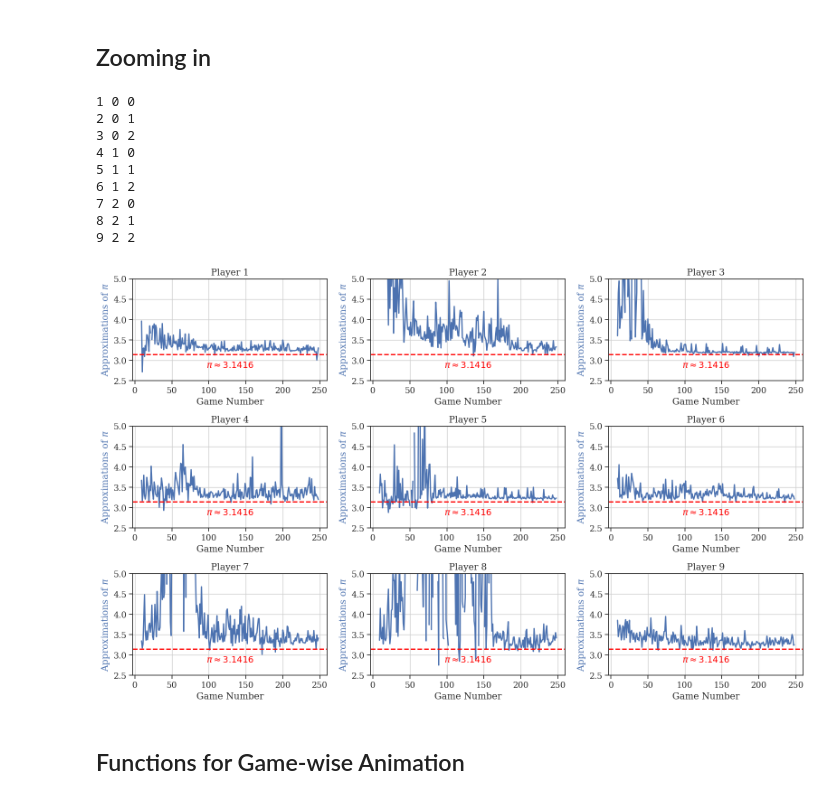
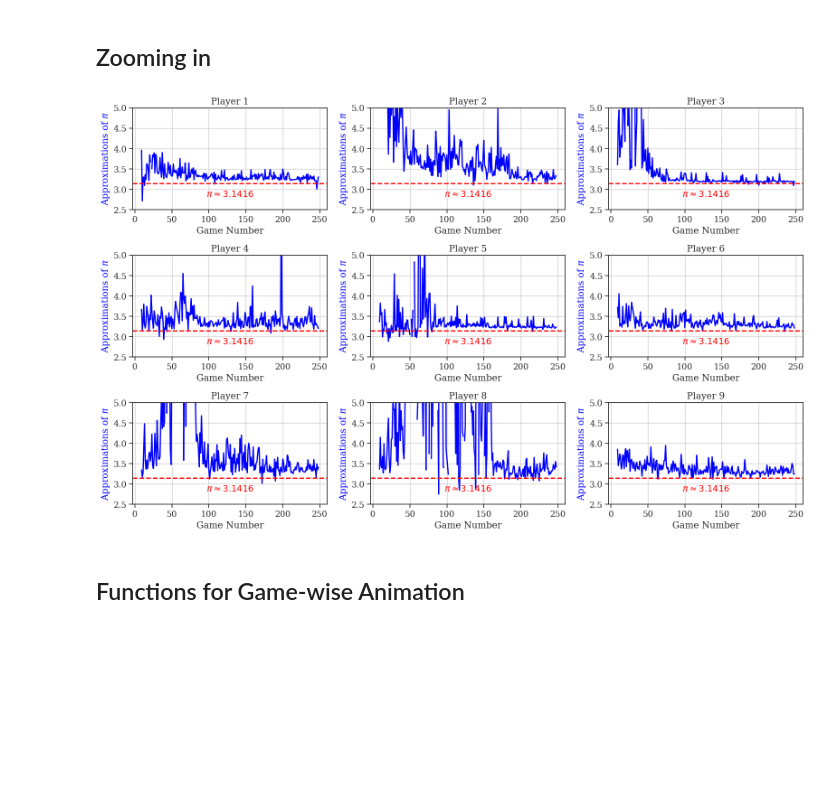
Before and after one commit to Roussel006/Approximating-pi-from-human-gameplay, a Jupyter notebook: Approximate_Pi_from_human_actions.ipynb, the cells around one changed output. Drawn from its saved outputs; the diff is of its cells as text; code cells hidden in the pictures; blank space fills up the shorter version.

```diff
--- a/Approximate_Pi_from_human_actions.ipynb
+++ b/Approximate_Pi_from_human_actions.ipynb
@@ -248,16 +251,15 @@ for player in range(1,10):
     to_plot = agg_df.loc[(agg_df.pid == player) & (agg_df.game >= 9)]
     # print(to_plot.game)
 
-    ax.plot(to_plot.game, to_plot.pi_per_game, lw = 2)
+    ax.plot(to_plot.game, to_plot.pi_per_game, lw = 2, color = "blue")
     ax.axhline(y = 3.1416, color = 'red', ls = "--", lw = 2)
     ax.grid()
     ax.text(0.5, 0.05, r"$\pi \approx 3.1416$", color = 'red',
          transform = ax.transAxes, fontsize=14, verticalalignment='center', horizontalalignment = 'center',bbox= None)
     ax.set_xlabel("Game Number")
-    ax.set_ylabel(r"Approximations of $\pi$", color = "b")
+    ax.set_ylabel(r"Approximations of $\pi$", color = "blue")
     ax.set_title("Player %i"%player)
     ax.set_ylim([2, 10])
-    print(player, fig_ix, fig_iy)
 
 fig.tight_layout()
 plt.show()
@@ -278,41 +271,31 @@ plt.close()
 # %%
 num_rows = 3
 num_cols = 3
 fig, axs = plt.subplots(num_rows, num_cols, figsize = (16, 10))
 
 
 
 for player in range(1,10):
     fig_ix, fig_iy = int((player-1)/num_rows), (player-1)%num_cols
     ax = axs[fig_ix, fig_iy]
     to_plot = agg_df.loc[(agg_df.pid == player) & (agg_df.game >= 9)]
     # print(to_plot.game)
 
-    ax.plot(to_plot.game, to_plot.pi_per_game, lw = 2)
+    ax.plot(to_plot.game, to_plot.pi_per_game, lw = 2, color = "blue")
     ax.axhline(y = 3.1416, color = 'red', ls = "--", lw = 2)
     ax.grid()
     ax.text(0.5, 0.15, r"$\pi \approx 3.1416$", color = 'red',
          transform = ax.transAxes, fontsize=14, verticalalignment='center', horizontalalignment = 'center',bbox= None)
     ax.set_xlabel("Game Number")
-    ax.set_ylabel(r"Approximations of $\pi$", color = "b")
+    ax.set_ylabel(r"Approximations of $\pi$", color = "blue")
     ax.set_title("Player %i"%player)
     ax.set_ylim([2.5, 5])
-    print(player, fig_ix, fig_iy)
 
 fig.tight_layout()
 plt.show()
 plt.close()
 # %% [output]
-1 0 0
-2 0 1
-3 0 2
-4 1 0
-5 1 1
-6 1 2
-7 2 0
-8 2 1
-9 2 2
-[figure, old version]
+[figure, new version]
 # %% [markdown]
 ## Functions for Game-wise Animation
 # %%
```
Also changed, not shown: parts of 3 cells of this notebook.
